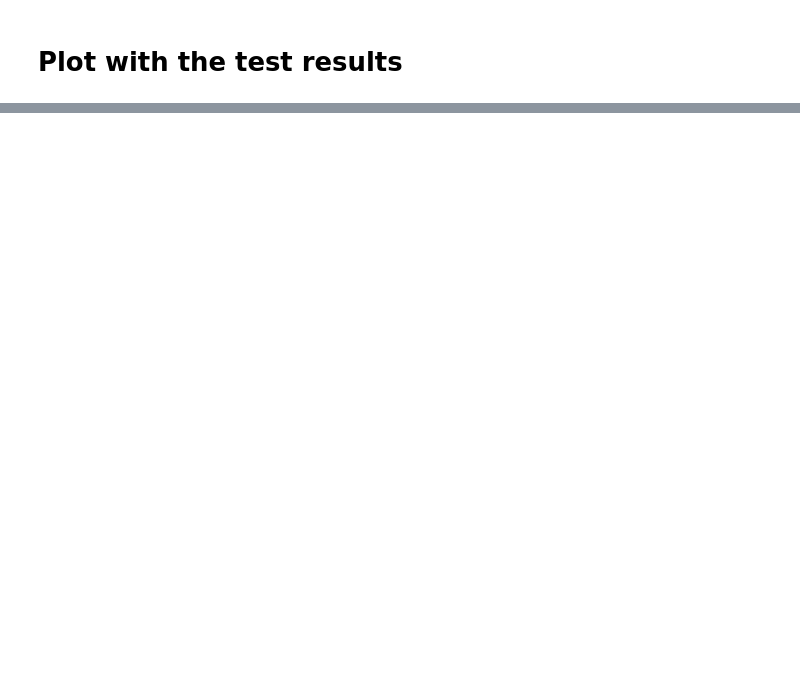
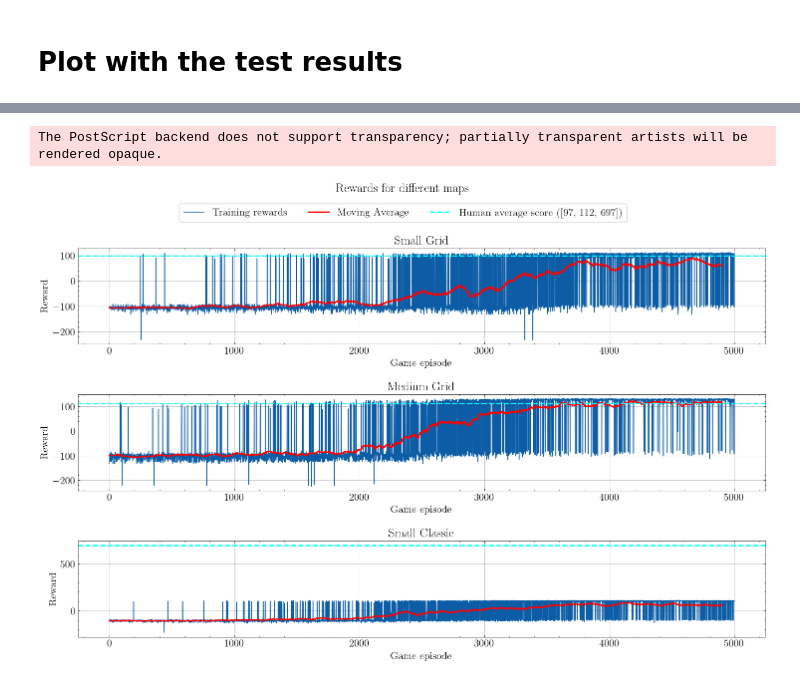
Before and after one commit to LinusKullmyr/Pacman, a Jupyter notebook: Visualize_Logging.ipynb, the cells around one changed output, grey strips where cells are left out. Saved outputs shown, nothing was run; the diff lists cells and outputs as text; code cells hidden in the pictures; blank space fills up the shorter version.

```diff
--- a/Visualize_Logging.ipynb
+++ b/Visualize_Logging.ipynb
@@ -222,0 +228,51 @@ The PostScript backend does not support transparency; partially transparent arti
+# %%
+path = "logs/"
+sg_path = path + "240513_121223_SmallGrid"
+mg_path = path + "240513_131818_MediumGrid"
+sc_path = path + "240513_203022_SmallGrid"
+
+paths = [sg_path, mg_path, sc_path]
+humanScores = [97, 112, 697]
+mapNames = ["Small Grid", "Medium Grid", "Small Classic"]
+
+rewards = []
+movingAverages = []
+
+for path in paths:
+    rewards.append(np.load(f"{path}/reward_tracker.npy"))
+
+for reward in rewards:
+    window_size = 100
+    movingAverages.append(movingAverage(reward, window_size))
+# %%
+
+plt.figure(figsize=(2*size * ratio, size))
+plt.suptitle('Rewards for different maps')
+
+for i in range(len(rewards)):
+    plt.subplot(3, 1, i+1)
+    if (i == 0):
+        plt.plot(rewards[i], label="Training rewards")
+        plt.plot(movingAverages[i], color="red", label='Moving Average', linewidth=2)
+        plt.axhline(y=humanScores[i], color="cyan", linestyle='--', linewidth=2, label=f"Human average score ({humanScores})")
+    else:
+        plt.plot(rewards[i])
+        plt.plot(movingAverages[i], color="red" ,linewidth=2)
+        plt.axhline(y=humanScores[i], color="cyan", linestyle='--', linewidth=2)
+
+    plt.title(mapNames[i])
+    plt.xlabel('Game episode')
+    plt.ylabel('Reward')
+    plt.grid()
+
+
+
+plt.figlegend(loc='upper center', bbox_to_anchor=(0.5, 0.95), ncol=3, fancybox=True, frameon=True)
+plt.tight_layout(rect=[0, 0, 1, 0.9])
+plt.subplots_adjust(top=0.85)
+
+plt.savefig("logs/AllMapsPlot.eps", format="eps")
+plt.show()
+# %% [output]
+The PostScript backend does not support transparency; partially transparent artists will be rendered opaque.
+[figure, added]
```
Also changed, not shown: parts of 6 cells of this notebook, 3 other files.
